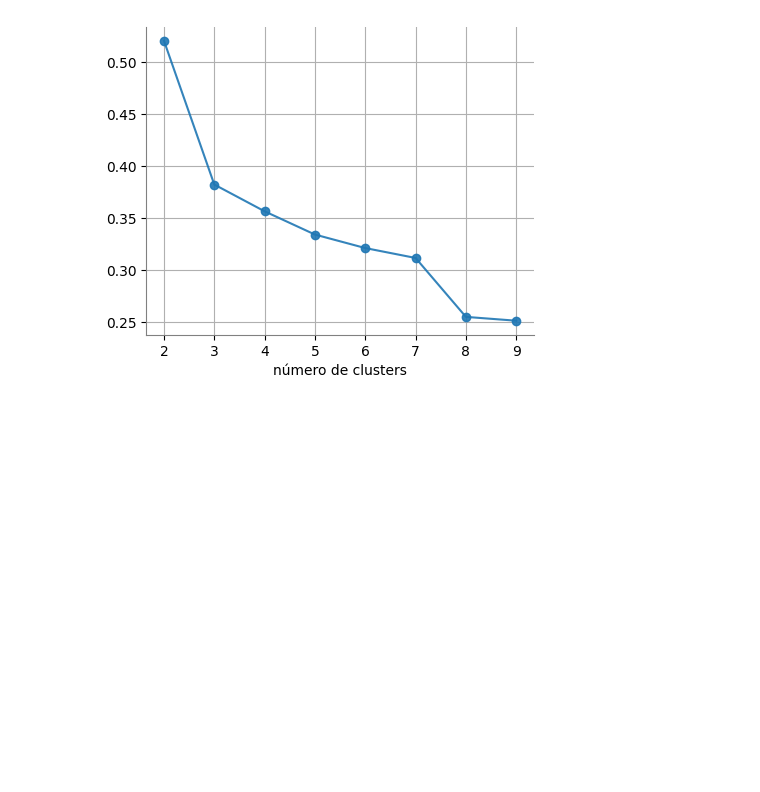
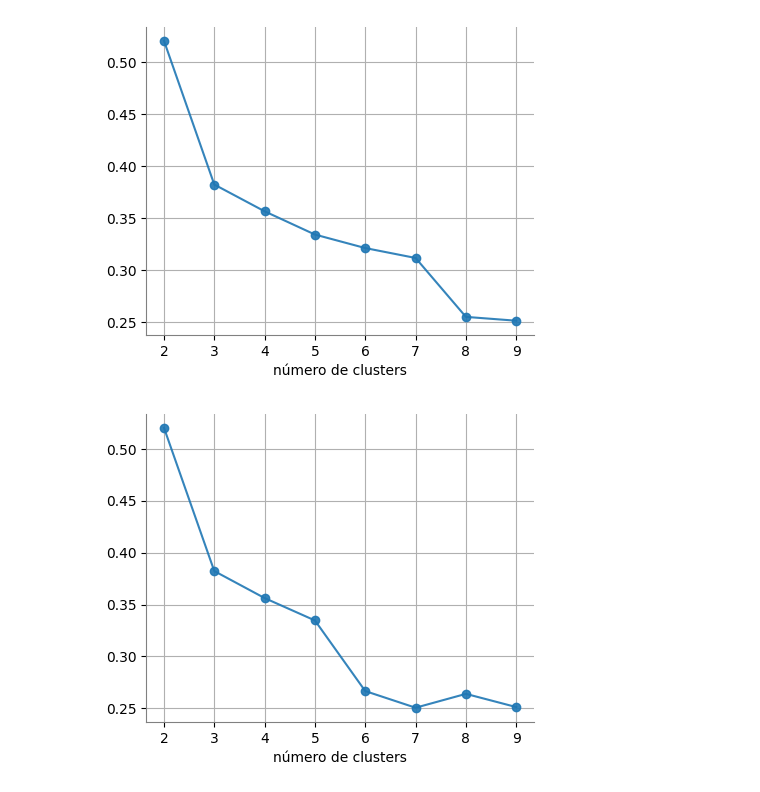
Before and after one commit to 2024-2-analitica-predictiva/2024-2-PRE-12-patrones-de-demanda-diaria-dcartagena2001, a Jupyter notebook: homework/notebook.ipynb, the cells around one changed output. Saved outputs shown, nothing was run; the diff lists cells and outputs as text; code cells hidden in the pictures; blank space fills up the shorter version.

Commit message:
importante

```diff
--- a/homework/notebook.ipynb
+++ b/homework/notebook.ipynb
@@ -161,3 +161,33 @@ plt.grid()
 plt.show()
 # %% [output]
 [figure]
+# %%
+
+#
+# Determinación de la cantidad de perfiles diferentes
+#
+from sklearn.cluster import KMeans
+from sklearn.metrics import silhouette_score
+
+n_clusters = 10
+scores = []
+
+for n in range(2, n_clusters):
+
+    kmeans = KMeans(n_clusters=n, n_init="auto")
+    kmeans.fit(data)
+    labels = kmeans.labels_
+    scores.append(silhouette_score(data, labels, metric="euclidean"))
+
+
+plt.figure(figsize=(5, 4))
+plt.plot(range(2, n_clusters), scores, marker="o", color="tab:blue", alpha=0.9)
+plt.xlabel("número de clusters")
+plt.gca().spines["left"].set_color("gray")
+plt.gca().spines["bottom"].set_color("gray")
+plt.gca().spines["top"].set_visible(False)
+plt.gca().spines["right"].set_visible(False)
+plt.grid()
+plt.show()
+# %% [output]
+[figure, added]
```
Also changed, not shown: 2 other files.
